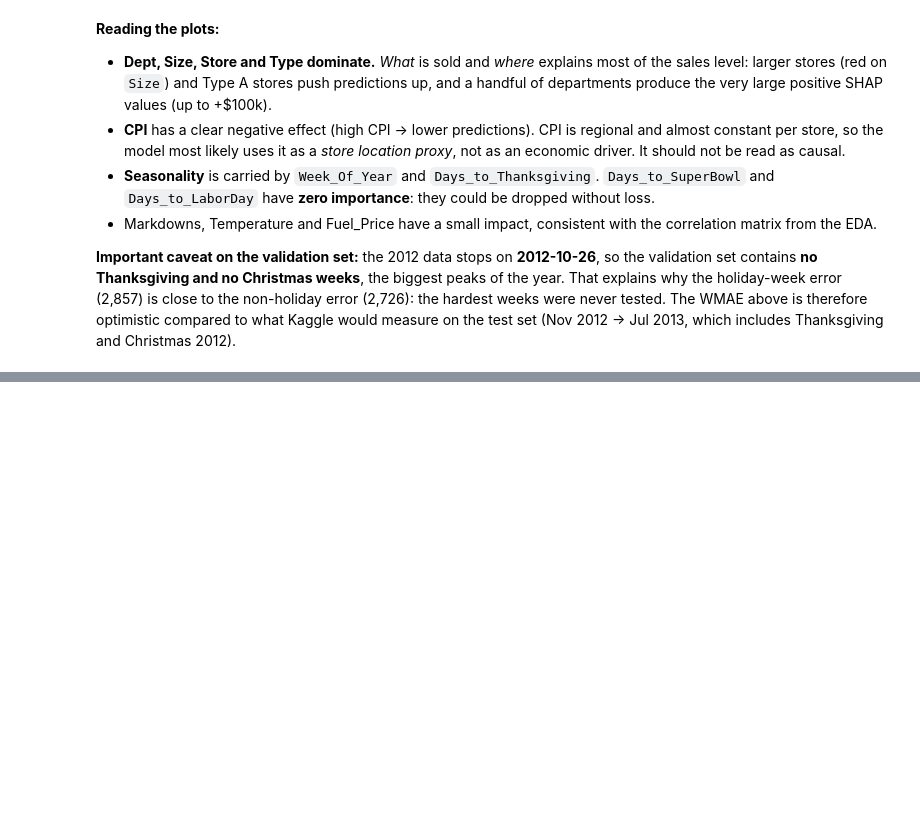
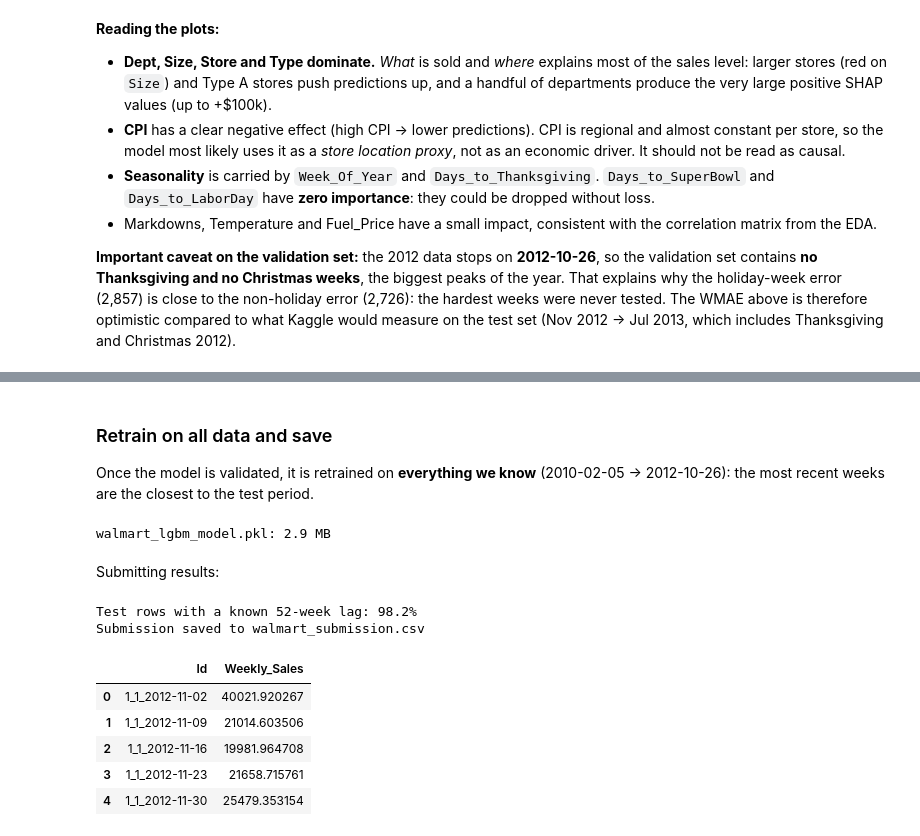
Before and after one commit to kaiokasa/shelfcast, a Jupyter notebook: Notebook.ipynb, the cells around one changed output, grey strips where cells are left out. Saved outputs shown, nothing was run; the diff lists cells and outputs as text; code cells hidden in the pictures; blank space fills up the shorter version.

```diff
--- a/Notebook.ipynb
+++ b/Notebook.ipynb
@@ -1661,0 +1611,11 @@ Submission saved to walmart_submission.csv
+# %%
+import joblib
+import os
+import pandas as pd
+from sklearn.metrics import mean_absolute_error, r2_score
+from walmart_features import (load_raw, build_base_features, add_lag_features,
+                              make_lgbm_pipeline, wmae, FEATURES, HOLIDAYS)
+
+train_raw, test_raw, feature_store = load_raw()
+full = build_base_features(train_raw, feature_store)
+test_full = build_base_features(test_raw, feature_store)
@@ -1661,0 +1677,40 @@ Submission saved to walmart_submission.csv
+# %% [markdown]
+### Retrain on all data and save
+
+Once the model is validated, it is retrained on **everything we know** (2010-02-05 → 2012-10-26): the most recent weeks are the closest to the test period.
+# %%
+full_lag = add_lag_features(full, history=full)
+final_model = make_lgbm_pipeline().fit(full_lag[FEATURES], full_lag["Weekly_Sales"])
+
+joblib.dump(final_model, "walmart_lgbm_model.pkl")
+print(f"walmart_lgbm_model.pkl: {os.path.getsize('walmart_lgbm_model.pkl') / 1e6:.1f} MB")
+# %% [output]
+walmart_lgbm_model.pkl: 2.9 MB
+# %% [markdown]
+Submitting results:
+# %%
+test_lag = add_lag_features(test_full, history=full)
+print(f"Test rows with a known 52-week lag: {test_lag['Sales_Lag_52'].notna().mean():.1%}")
+
+submission = pd.DataFrame({
+    "Id": test_lag["Store"].astype(str) + "_" + test_lag["Dept"].astype(str) + "_"
+          + test_lag["Date"].dt.strftime("%Y-%m-%d"),
+    "Weekly_Sales": final_model.predict(test_lag[FEATURES]),
+})
+
+# sanity checks against Kaggle's expected format
+sample = pd.read_csv("./Data/sampleSubmission.csv")
+assert len(submission) == len(sample) and set(submission["Id"]) == set(sample["Id"])
+
+submission.to_csv("walmart_submission.csv", index=False)
+print("Submission saved to walmart_submission.csv")
+submission.head()
+# %% [output]
+Test rows with a known 52-week lag: 98.2%
+Submission saved to walmart_submission.csv
+|  | Id | Weekly_Sales |
+| 0 | 1_1_2012-11-02 | 40021.920267 |
+| 1 | 1_1_2012-11-09 | 21014.603506 |
+| 2 | 1_1_2012-11-16 | 19981.964708 |
+| 3 | 1_1_2012-11-23 | 21658.715761 |
+| 4 | 1_1_2012-11-30 | 25479.353154 |
```
Also changed, not shown: parts of 15 cells of this notebook, 8 other files.
